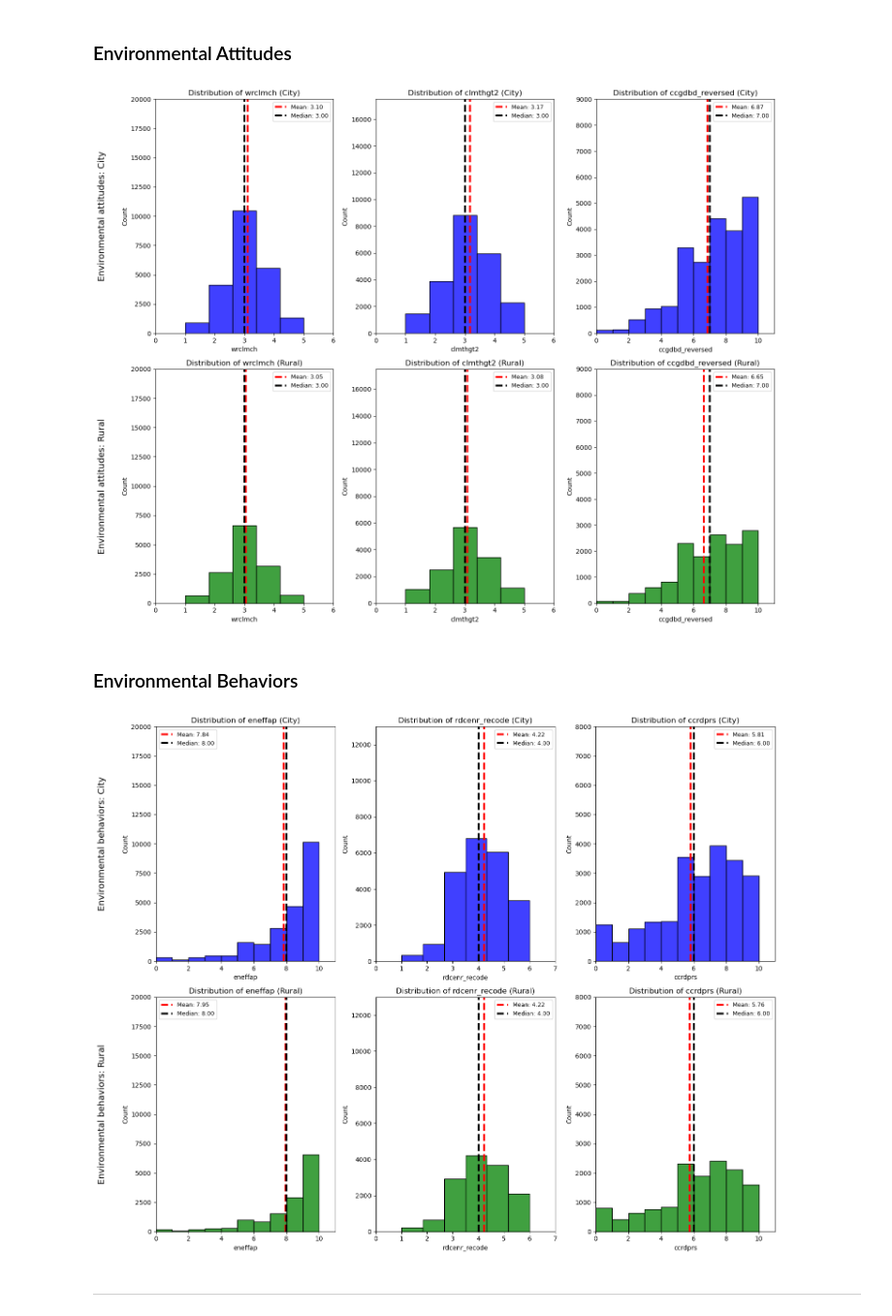
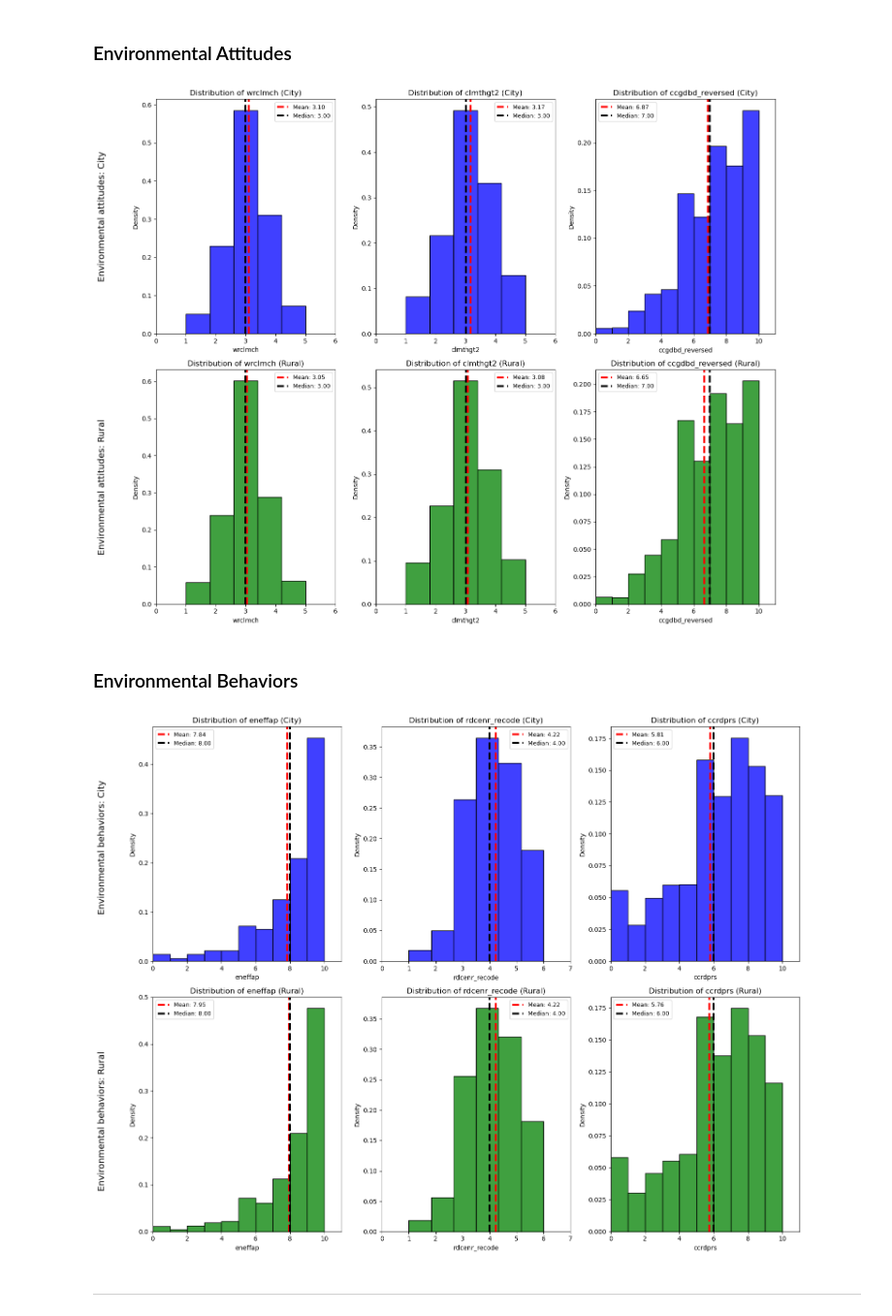
Before and after one commit to aziz-usenov1/ESG-Analysis, a Jupyter notebook: esg_analysis.ipynb, the cells around one changed output. Shown at 97% size. Cells and saved outputs as stored; diff of their text form; code cells hidden in the pictures.

```diff
--- a/esg_analysis.ipynb
+++ b/esg_analysis.ipynb
@@ -38,7 +30,7 @@ from scipy.stats import mannwhitneyu
 import statsmodels.api as sm
 from statsmodels.formula.api import ols
 # %%
-survey_df = pd.read_csv('/Users/azizbek.ussenov/Desktop/CEU/Applied Statistics/ESG-Analysis/Data/ESS8e02_3.csv')
+survey_df = pd.read_csv('Data/ESS8e02_3.csv')
 survey_df.head()
 # %% [output]
 |  | name | essround | edition | proddate | idno | cntry | dweight | pspwght | pweight | anweight | ... | ... |
@@ -442,9 +434,9 @@ stats_attitudes = {
 }
 
 plot_settings = {
-    'wrclmch': {'bins': 5, 'xlim': (0, 6), 'ylim': (0, 20000)},
-    'clmthgt2': {'bins': 5, 'xlim': (0, 6), 'ylim': (0, 17500)},
-    'ccgdbd_reversed': {'bins': 10, 'xlim': (0, 11), 'ylim': (0, 9000)}
+    'wrclmch': {'bins': 5, 'xlim': (0, 6)},
+    'clmthgt2': {'bins': 5, 'xlim': (0, 6)},
+    'ccgdbd_reversed': {'bins': 10, 'xlim': (0, 11)}
 }
 
 fig, axes = plt.subplots(2, 3, figsize=(15, 12))
@@ -454,10 +446,9 @@ for i, col in enumerate(needed_columns):
 
     # Plot City
     sns.histplot(data=city_data, x=col, bins=plot_settings[col]['bins'], kde=False,
-                 ax=axes[0, col_idx], color='blue')
+                 stat='density', ax=axes[0, col_idx], color='blue')
     axes[0, col_idx].set_title(f'Distribution of {col} (City)', fontsize=12)
     axes[0, col_idx].set_xlim(plot_settings[col]['xlim'])
-    axes[0, col_idx].set_ylim(plot_settings[col]['ylim'])
 
     # Mean and Median Lines for City
     city_mean, city_median = stats_attitudes[col]['city']
@@ -467,10 +458,9 @@ for i, col in enumerate(needed_columns):
 
     # Plot Rural
     sns.histplot(data=rural_data, x=col, bins=plot_settings[col]['bins'], kde=False,
-                 ax=axes[1, col_idx], color='green')
+                 stat='density', ax=axes[1, col_idx], color='green')
     axes[1, col_idx].set_title(f'Distribution of {col} (Rural)', fontsize=12)
     axes[1, col_idx].set_xlim(plot_settings[col]['xlim'])
-    axes[1, col_idx].set_ylim(plot_settings[col]['ylim'])
 
     # Mean and Median Lines for Rural
     rural_mean, rural_median = stats_attitudes[col]['rural']
@@ -486,7 +476,7 @@ axes[1, 0].annotate('Environmental attitudes: Rural', xy=(0, 0.5), xytext=(-0.3,
 plt.tight_layout()
 plt.show()
 # %% [output]
-[figure, old version]
+[figure, new version]
 # %% [markdown]
 ### Environmental Behaviors
 # %%
@@ -501,51 +491,51 @@ stats_beahivors = {
 }
 
 plot_settings = {
-    'eneffap': {'bins': 10, 'xlim': (0, 11), 'ylim': (0, 20000)},
-    'rdcenr_recode': {'bins': 6, 'xlim': (0, 7), 'ylim': (0, 13000)},
-    'ccrdprs': {'bins': 10, 'xlim': (0, 11), 'ylim': (0, 8000)}
+    'eneffap': {'bins': 10, 'xlim': (0, 11)},
+    'rdcenr_recode': {'bins': 6, 'xlim': (0, 7)},
+    'ccrdprs': {'bins': 10, 'xlim': (0, 11)}
 }
 
 fig, axes = plt.subplots(2, 3, figsize=(15, 12))
 
 for i, col in enumerate(needed_columns):
     row, col_idx = divmod(i, 3)
 
     # Plot City
     sns.histplot(data=city_data, x=col, bins=plot_settings[col]['bins'], kde=False,
-                 ax=axes[0, col_idx], color='blue')
+                 stat='density', ax=axes[0, col_idx], color='blue')
     axes[0, col_idx].set_title(f'Distribution of {col} (City)', fontsize=12)
     axes[0, col_idx].set_xlim(plot_settings[col]['xlim'])
-    axes[0, col_idx].set_ylim(plot_settings[col]['ylim'])
+    # axes[0, col_idx].set_ylim(plot_settings[col]['ylim'])
 
     # Mean and Median Lines for City
     city_mean, city_median = stats_beahivors[col]['city']
     axes[0, col_idx].axvline(city_mean, color='red', linestyle='dashed', linewidth=3, label=f'Mean: {city_mean:.2f}')
     axes[0, col_idx].axvline(city_median, color='black', linestyle='dashed', linewidth=3, label=f'Median: {city_median:.2f}')
     axes[0, col_idx].legend(fontsize=9)
 
     # Plot Rural
     sns.histplot(data=rural_data, x=col, bins=plot_settings[col]['bins'], kde=False,
-                 ax=axes[1, col_idx], color='green')
+                 stat='density', ax=axes[1, col_idx], color='green')
     axes[1, col_idx].set_title(f'Distribution of {col} (Rural)', fontsize=12)
     axes[1, col_idx].set_xlim(plot_settings[col]['xlim'])
-    axes[1, col_idx].set_ylim(plot_settings[col]['ylim'])
+    # axes[1, col_idx].set_ylim(plot_settings[col]['ylim'])
 
     # Mean and Median Lines for Rural
     rural_mean, rural_median = stats_beahivors[col]['rural']
     axes[1, col_idx].axvline(rural_mean, color='red', linestyle='dashed', linewidth=3, label=f'Mean: {rural_mean:.2f}')
     axes[1, col_idx].axvline(rural_median, color='black', linestyle='dashed', linewidth=3, label=f'Median: {rural_median:.2f}')
     axes[1, col_idx].legend(fontsize=9)
 
-axes[0, 0].annotate('Environmental behaviors: City', xy=(0, 0.5), xytext=(-0.3, 0.5),
-                    textcoords='axes fraction', fontsize=14, ha='center', va='center', rotation=90)
-axes[1, 0].annotate('Environmental behaviors: Rural', xy=(0, 0.5), xytext=(-0.3, 0.5),
-                    textcoords='axes fraction', fontsize=14, ha='center', va='center', rotation=90)
+
+fig.text(-0.03, 0.75, 'Environmental behaviors: City', fontsize=14, ha='center', va='center', rotation=90)
+fig.text(-0.03, 0.25, 'Environmental behaviors: Rural', fontsize=14, ha='center', va='center', rotation=90)
+
 
 plt.tight_layout()
 plt.show()
 # %% [output]
-[figure, old version]
+[figure, new version]
 # %% [markdown]
 <hr>
 # %% [markdown]
```
Also changed, not shown: parts of 55 cells of this notebook.
